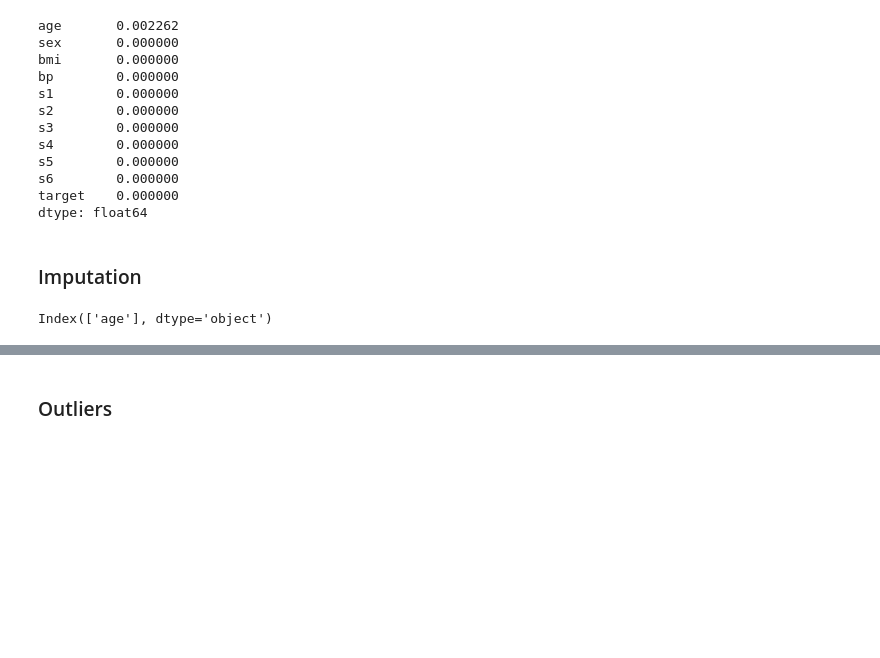
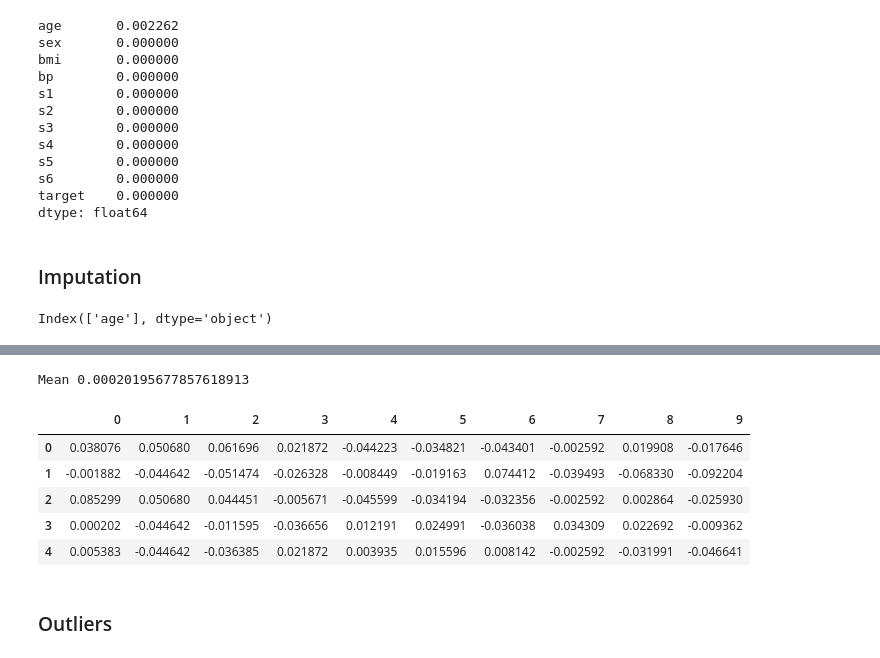
Before and after one commit to sseyler0119/Data-Science-Projects, a Jupyter notebook: Engineering_Features.ipynb, the cells around one changed output, grey strips where cells are left out. Drawn from its saved outputs; the diff is of its cells as text; code cells hidden in the pictures; blank space fills up the shorter version.

```diff
--- a/Engineering_Features.ipynb
+++ b/Engineering_Features.ipynb
@@ -108,3 +124,22 @@ data.head()
+# %%
+from sklearn.impute import SimpleImputer
+
+df.drop(['target', 'binned_age'],axis =1,  inplace=True) # drop non-numerical columns before calling i_mean.fit(df)
+i_mean = SimpleImputer(missing_values=np.nan, strategy='mean')
+i_mean.fit(df)
+
+print(f'Mean {df["age"].mean()}')
+
+imputed= pd.DataFrame(i_mean.transform(df))
+imputed.head()
+# %% [output]
+Mean 0.00020195677857618913
+|  | 0 | 1 | 2 | 3 | 4 | 5 | 6 | 7 | 8 | 9 |
+| 0 | 0.038076 | 0.050680 | 0.061696 | 0.021872 | -0.044223 | -0.034821 | -0.043401 | -0.002592 | 0.019908 | -0.017646 |
+| 1 | -0.001882 | -0.044642 | -0.051474 | -0.026328 | -0.008449 | -0.019163 | 0.074412 | -0.039493 | -0.068330 | -0.092204 |
+| 2 | 0.085299 | 0.050680 | 0.044451 | -0.005671 | -0.045599 | -0.034194 | -0.032356 | -0.002592 | 0.002864 | -0.025930 |
+| 3 | 0.000202 | -0.044642 | -0.011595 | -0.036656 | 0.012191 | 0.024991 | -0.036038 | 0.034309 | 0.022692 | -0.009362 |
+| 4 | 0.005383 | -0.044642 | -0.036385 | 0.021872 | 0.003935 | 0.015596 | 0.008142 | -0.002592 | -0.031991 | -0.046641 |
 # %% [markdown]
 ### Outliers
 # %%
```
Also changed, not shown: parts of 4 cells of this notebook.
